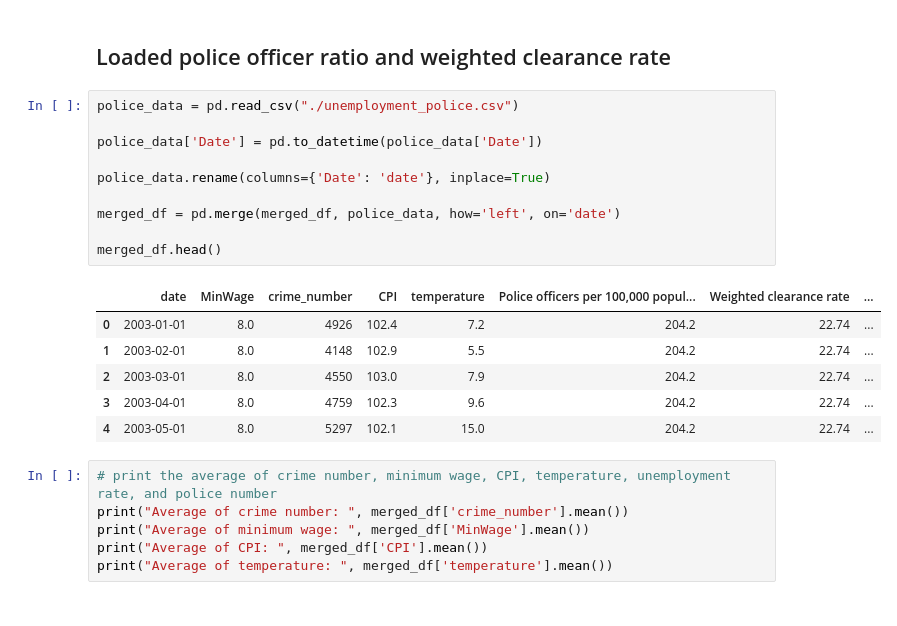
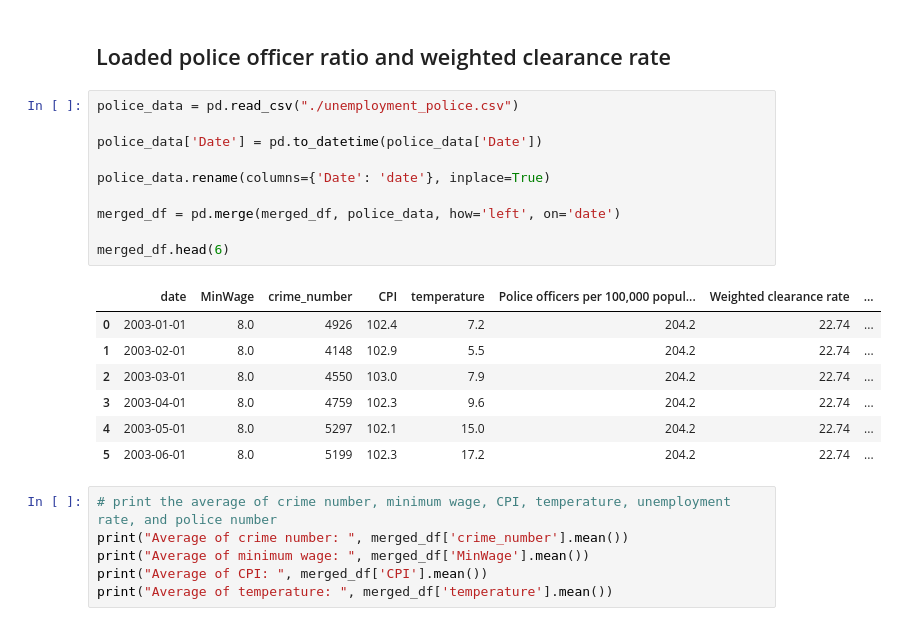
Before and after one commit to HantzeWANG/ECON490, a Jupyter notebook: CrimePrediction.ipynb, the cells around one changed output. Saved outputs shown, nothing was run; the diff lists cells and outputs as text.

```diff
--- a/CrimePrediction.ipynb
+++ b/CrimePrediction.ipynb
@@ -145,20 +145,21 @@ plt.show()
 # %%
 police_data = pd.read_csv("./unemployment_police.csv")
 
 police_data['Date'] = pd.to_datetime(police_data['Date'])
 
 police_data.rename(columns={'Date': 'date'}, inplace=True)
 
 merged_df = pd.merge(merged_df, police_data, how='left', on='date')
 
-merged_df.head()
+merged_df.head(6)
 # %% [output]
 |  | date | MinWage | crime_number | CPI | temperature | Police officers per 100,000 popul... | Weighted clearance rate | ... |
 | 0 | 2003-01-01 | 8.0 | 4926 | 102.4 | 7.2 | 204.2 | 22.74 | ... |
 | 1 | 2003-02-01 | 8.0 | 4148 | 102.9 | 5.5 | 204.2 | 22.74 | ... |
 | 2 | 2003-03-01 | 8.0 | 4550 | 103.0 | 7.9 | 204.2 | 22.74 | ... |
 | 3 | 2003-04-01 | 8.0 | 4759 | 102.3 | 9.6 | 204.2 | 22.74 | ... |
 | 4 | 2003-05-01 | 8.0 | 5297 | 102.1 | 15.0 | 204.2 | 22.74 | ... |
+| 5 | 2003-06-01 | 8.0 | 5199 | 102.3 | 17.2 | 204.2 | 22.74 | ... |
 # %%
 # print the average of crime number, minimum wage, CPI, temperature, unemployment rate, and police number
 print("Average of crime number: ", merged_df['crime_number'].mean())
```
Also changed, not shown: parts of 2 cells of this notebook, 1 other file.
